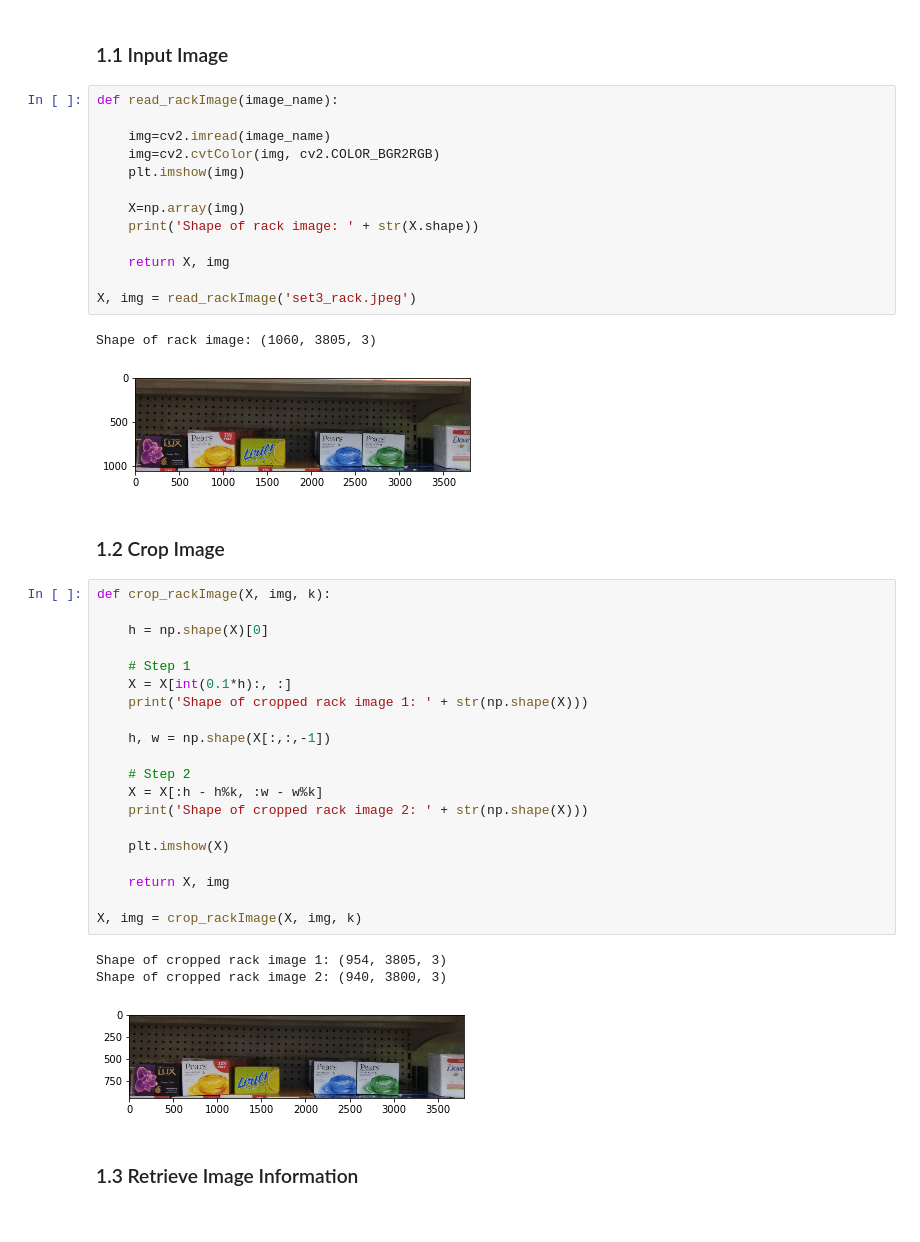
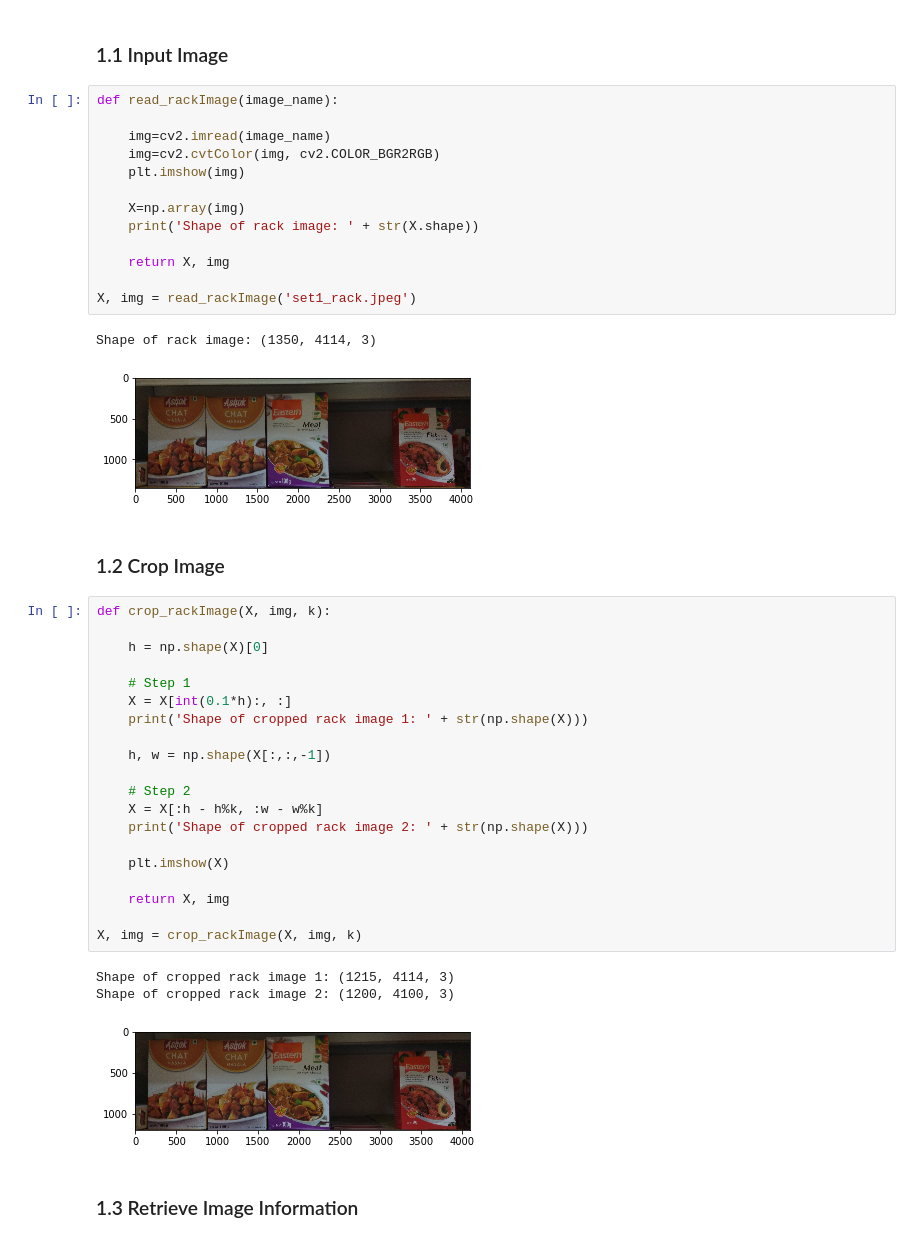
Before and after one commit to nikitaomare/Background-detection, a Jupyter notebook: Background Detection.ipynb, the cells around one changed output. Drawn from its saved outputs; the diff is of its cells as text.

```diff
--- a/Background Detection.ipynb
+++ b/Background Detection.ipynb
@@ -36,19 +36,19 @@ Input -> Crop -> Info Tuple (For Input Rack Image)
 # %%
 def read_rackImage(image_name):
 
     img=cv2.imread(image_name)
     img=cv2.cvtColor(img, cv2.COLOR_BGR2RGB)
     plt.imshow(img)
 
     X=np.array(img)
     print('Shape of rack image: ' + str(X.shape))
 
     return X, img
 
-X, img = read_rackImage('set3_rack.jpeg')
+X, img = read_rackImage('set1_rack.jpeg')
 # %% [output]
-Shape of rack image: (1060, 3805, 3)
+Shape of rack image: (1350, 4114, 3)
-[figure, old version]
+[figure, new version]
 # %% [markdown]
 ### 1.2 Crop Image
 # %%
@@ -72,9 +72,9 @@ def crop_rackImage(X, img, k):
 
 X, img = crop_rackImage(X, img, k)
 # %% [output]
-Shape of cropped rack image 1: (954, 3805, 3)
-Shape of cropped rack image 2: (940, 3800, 3)
+Shape of cropped rack image 1: (1215, 4114, 3)
+Shape of cropped rack image 2: (1200, 4100, 3)
-[figure, old version]
+[figure, new version]
 # %% [markdown]
 ### 1.3 Retrieve Image Information
 # %%
```
Also changed, not shown: parts of 20 cells of this notebook, 8 other files.
